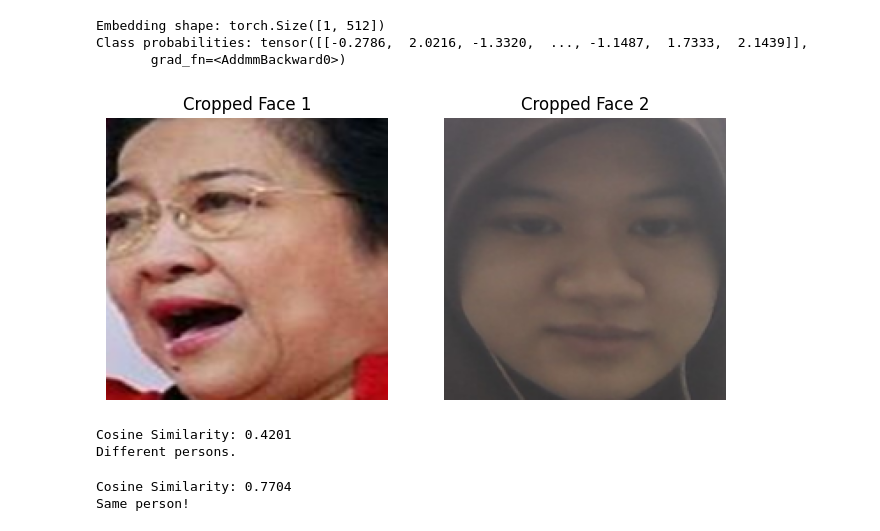
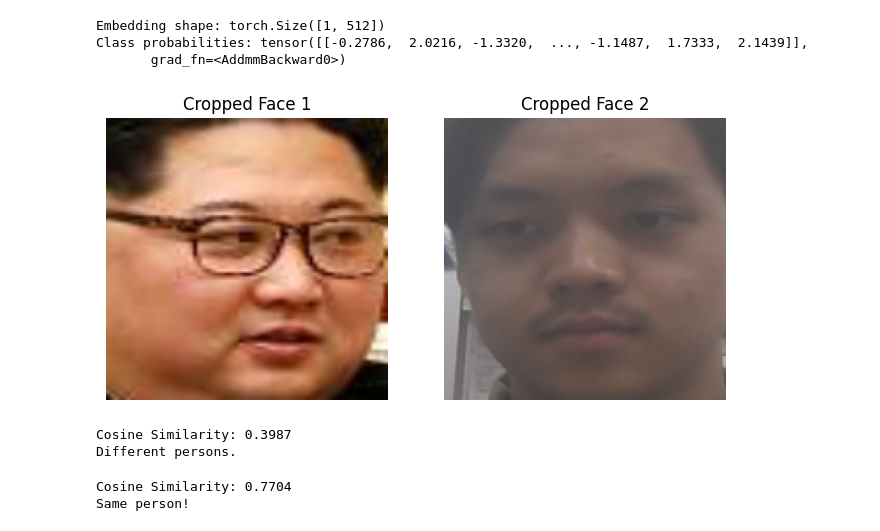
Before and after one commit to kbdp1305/face_recog_ty, a Jupyter notebook: face_recog.ipynb, the cells around one changed output. Drawn from its saved outputs; the diff is of its cells as text; code cells hidden in the pictures.

```diff
--- a/face_recog.ipynb
+++ b/face_recog.ipynb
@@ -177,40 +177,40 @@ def cosine_similarity(emb1, emb2):
     return torch.dot(emb1.squeeze(), emb2.squeeze()).item()
 
 # Paths to two images
-img1_path = r"C:\Magang\Toyota\face_recognition\dataset\megawati orasi.jpg"
-img2_path = r"C:\Magang\Toyota\face_recognition\dataset\WIN_20250218_09_00_58_Pro.jpg"
+img1_path = r"C:\Magang\Toyota\face_recognition\dataset\kim jon un.jpg"
+img2_path = r"C:\Magang\Toyota\face_recognition\dataset\WIN_20250218_13_17_05_Pro.jpg"
 
 # Extract embeddings
 embedding1,_1 = preprocess_image(img1_path)
 embedding2,_2 = preprocess_image(img2_path)
 
 # Show cropped faces
 if embedding1 is not None and embedding2 is not None:
     fig, ax = plt.subplots(1, 2, figsize=(8, 4))
 
     ax[0].imshow(_1)
     ax[0].set_title("Cropped Face 1")
     ax[0].axis("off")
 
     ax[1].imshow(_2)
     ax[1].set_title("Cropped Face 2")
     ax[1].axis("off")
 
     plt.show()
 
     # Compute similarity
     similarity = cosine_similarity(embedding1, embedding2)
     print(f"Cosine Similarity: {similarity:.4f}")
 
     # Define threshold (adjust as needed)
     threshold = 0.6
     if similarity > threshold:
         print("Same person!")
     else:
         print("Different persons.")
 # %% [output]
-[figure, old version]
+[figure, new version]
-Cosine Similarity: 0.4201
+Cosine Similarity: 0.3987
 Different persons.
 # %%
 similarity = cosine_similarity(embedding1, embedding2)
```
Also changed, not shown: parts of 27 cells of this notebook, 13 other files.
